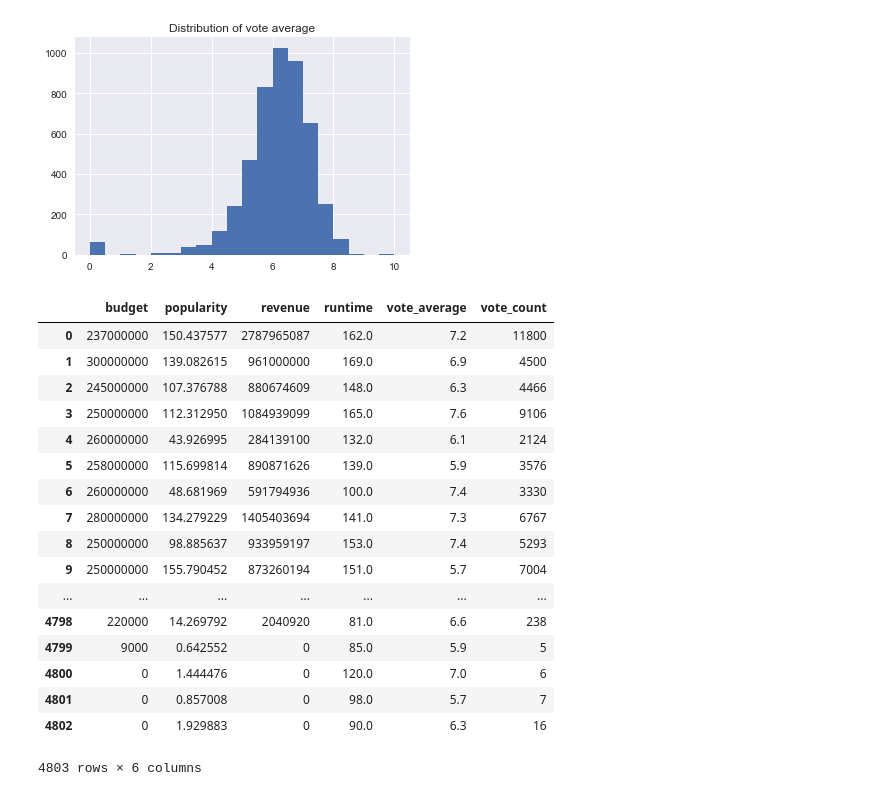
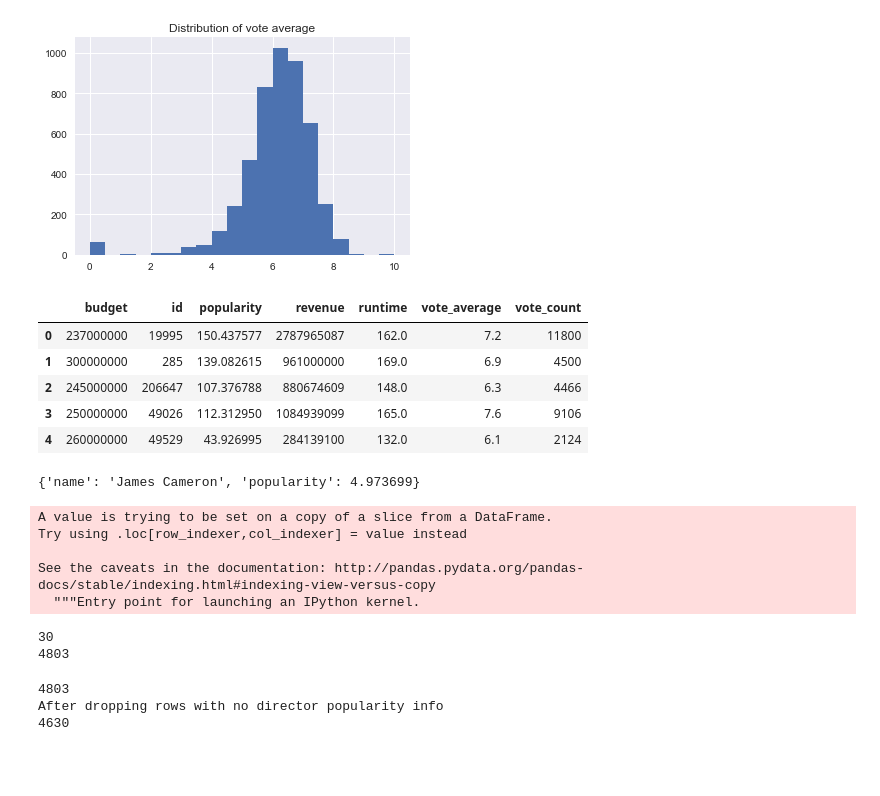
Before and after one commit to harpreetsingh91/MoviePopularity, a Jupyter notebook: imdb exploration/evaluating_classifiers.ipynb, the cells around one changed output. Drawn from its saved outputs; the diff is of its cells as text; code cells hidden in the pictures; blank space fills up the shorter version.

```diff
--- a/imdb exploration/evaluating_classifiers.ipynb
+++ b/imdb exploration/evaluating_classifiers.ipynb
@@ -30,38 +39,26 @@ plt.show()
 # %%
 #data filtering and cleansing
 # list for columns with strings
 stringsList = []
 
 for colname, colvalue in moviesData.iteritems():
     if type(colvalue[1]) == str:
         stringsList.append(colname)
 
 numsList = moviesData.columns.difference(stringsList)
 
-numsList
+# numsList
 
 #get columns that don't contain strings
 
 moviesDataNums = moviesData[numsList]
 
+# moviesDataNums = moviesDataNums.drop('id', axis=1)
 moviesDataNums.head()
-moviesDataNums.drop('id', axis=1)
 # %% [output]
-|  | budget | popularity | revenue | runtime | vote_average | vote_count |
-| 0 | 237000000 | 150.437577 | 2787965087 | 162.0 | 7.2 | 11800 |
-| 1 | 300000000 | 139.082615 | 961000000 | 169.0 | 6.9 | 4500 |
-| 2 | 245000000 | 107.376788 | 880674609 | 148.0 | 6.3 | 4466 |
-| 3 | 250000000 | 112.312950 | 1084939099 | 165.0 | 7.6 | 9106 |
-| 4 | 260000000 | 43.926995 | 284139100 | 132.0 | 6.1 | 2124 |
-| 5 | 258000000 | 115.699814 | 890871626 | 139.0 | 5.9 | 3576 |
-| 6 | 260000000 | 48.681969 | 591794936 | 100.0 | 7.4 | 3330 |
-| 7 | 280000000 | 134.279229 | 1405403694 | 141.0 | 7.3 | 6767 |
-| 8 | 250000000 | 98.885637 | 933959197 | 153.0 | 7.4 | 5293 |
-| 9 | 250000000 | 155.790452 | 873260194 | 151.0 | 5.7 | 7004 |
-| ... | ... | ... | ... | ... | ... | ... |
-| 4798 | 220000 | 14.269792 | 2040920 | 81.0 | 6.6 | 238 |
-| 4799 | 9000 | 0.642552 | 0 | 85.0 | 5.9 | 5 |
-| 4800 | 0 | 1.444476 | 0 | 120.0 | 7.0 | 6 |
-| 4801 | 0 | 0.857008 | 0 | 98.0 | 5.7 | 7 |
-| 4802 | 0 | 1.929883 | 0 | 90.0 | 6.3 | 16 |
+|  | budget | id | popularity | revenue | runtime | vote_average | vote_count |
+| 0 | 237000000 | 19995 | 150.437577 | 2787965087 | 162.0 | 7.2 | 11800 |
+| 1 | 300000000 | 285 | 139.082615 | 961000000 | 169.0 | 6.9 | 4500 |
+| 2 | 245000000 | 206647 | 107.376788 | 880674609 | 148.0 | 6.3 | 4466 |
+| 3 | 250000000 | 49026 | 112.312950 | 1084939099 | 165.0 | 7.6 | 9106 |
+| 4 | 260000000 | 49529 | 43.926995 | 284139100 | 132.0 | 6.1 | 2124 |
-4803 rows × 6 columns
@@ -67,0 +81,8 @@ moviesDataNums.drop('id', axis=1)
+# %%
+#load director_id to popularity dict that was pickled
+with open('director_info_dict_pkl','rb') as f:
+    director_dict_loaded = pickle.load(f)
+
+print(director_dict_loaded[2710])
+# %% [output]
+{'name': 'James Cameron', 'popularity': 4.973699}
@@ -68,3 +100,31 @@ moviesDataNums.drop('id', axis=1)
+# %%
+moviesDataNums['director_popularity'] = director_popularity_array
+# %% [output]
+A value is trying to be set on a copy of a slice from a DataFrame.
+Try using .loc[row_indexer,col_indexer] = value instead
+
+See the caveats in the documentation: http://pandas.pydata.org/pandas-docs/stable/indexing.html#indexing-view-versus-copy
+  """Entry point for launching an IPython kernel.
+# %%
+with_zero = 0
+for i, item in enumerate(director_id_array):
+    if item == 0:
+        with_zero += 1
+print(with_zero)
+#       this shows we have rows with no director info, so delete these rows
+print(len(moviesDataNums))
+# %% [output]
+30
+4803
+# %%
+print(len(moviesDataNums))
+moviesDataNums = moviesDataNums[moviesDataNums.director_popularity != 0]
+print("After dropping rows with no director popularity info")
+print(len(moviesDataNums))
+# %% [output]
+4803
+After dropping rows with no director popularity info
+4630
 # %%
 #remove NaN values
 moviesDataNums = moviesDataNums.fillna(value = 0, axis=1)
```
Also changed, not shown: parts of 12 cells of this notebook, 7 other files.
